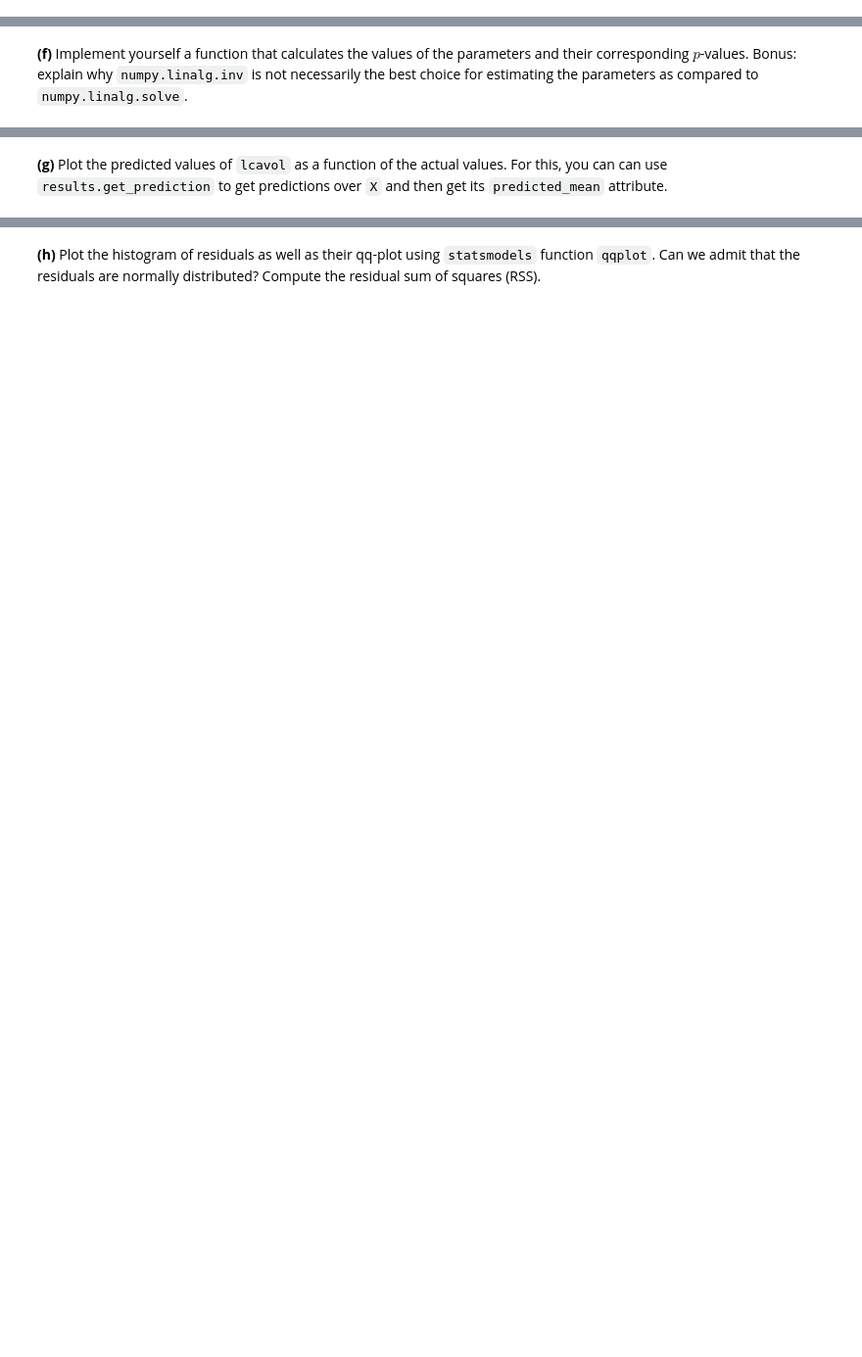
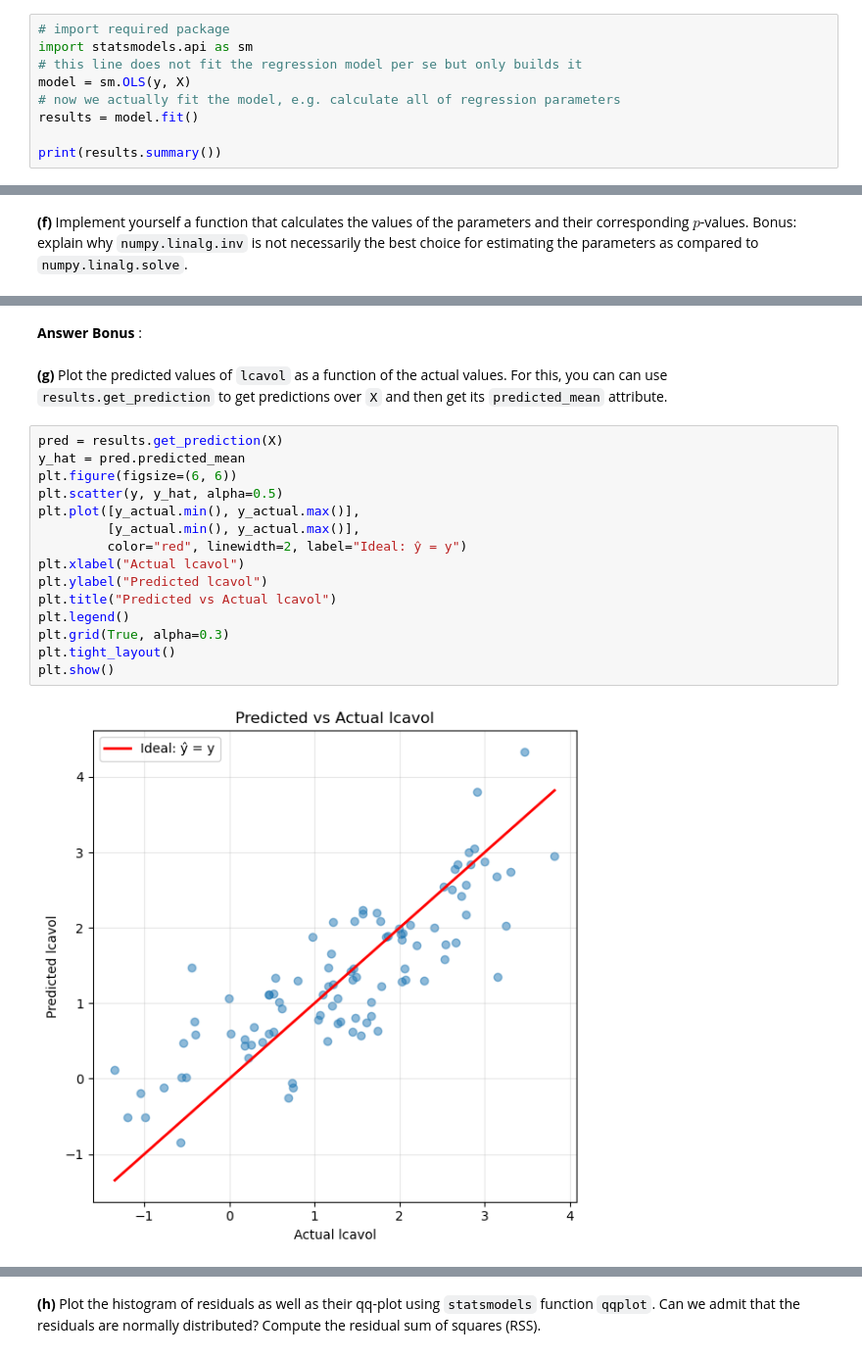
Before and after one commit to martinouks/isla_tp, a Jupyter notebook: TP1/TP1.ipynb, the cells around one changed output, grey strips where cells are left out. Shown at 98% size. Saved outputs shown, nothing was run; the diff lists cells and outputs as text; blank space fills up the shorter version.

```diff
--- a/TP1/TP1.ipynb
+++ b/TP1/TP1.ipynb
@@ -158,0 +235,9 @@ Use command `results.sumary()` to get the statistical summary of the estimated c
+# %%
+# import required package
+import statsmodels.api as sm
+# this line does not fit the regression model per se but only builds it
+model = sm.OLS(y, X)
+# now we actually fit the model, e.g. calculate all of regression parameters
+results = model.fit()
+
+print(results.summary())
@@ -165,2 +372,21 @@ Use command `results.sumary()` to get the statistical summary of the estimated c
+# %% [markdown]
+**Answer Bonus** :
 # %% [markdown]
 **(g)** Plot the predicted values of `lcavol` as a function of the actual values. For this, you can can use `results.get_prediction` to get predictions over `X` and then get its `predicted_mean` attribute.
+# %%
+pred = results.get_prediction(X)
+y_hat = pred.predicted_mean
+plt.figure(figsize=(6, 6))
+plt.scatter(y, y_hat, alpha=0.5)
+plt.plot([y_actual.min(), y_actual.max()],
+         [y_actual.min(), y_actual.max()],
+         color="red", linewidth=2, label="Ideal: ŷ = y")
+plt.xlabel("Actual lcavol")
+plt.ylabel("Predicted lcavol")
+plt.title("Predicted vs Actual lcavol")
+plt.legend()
+plt.grid(True, alpha=0.3)
+plt.tight_layout()
+plt.show()
+# %% [output]
+[figure, added]
```
Also changed, not shown: parts of 22 cells of this notebook.
